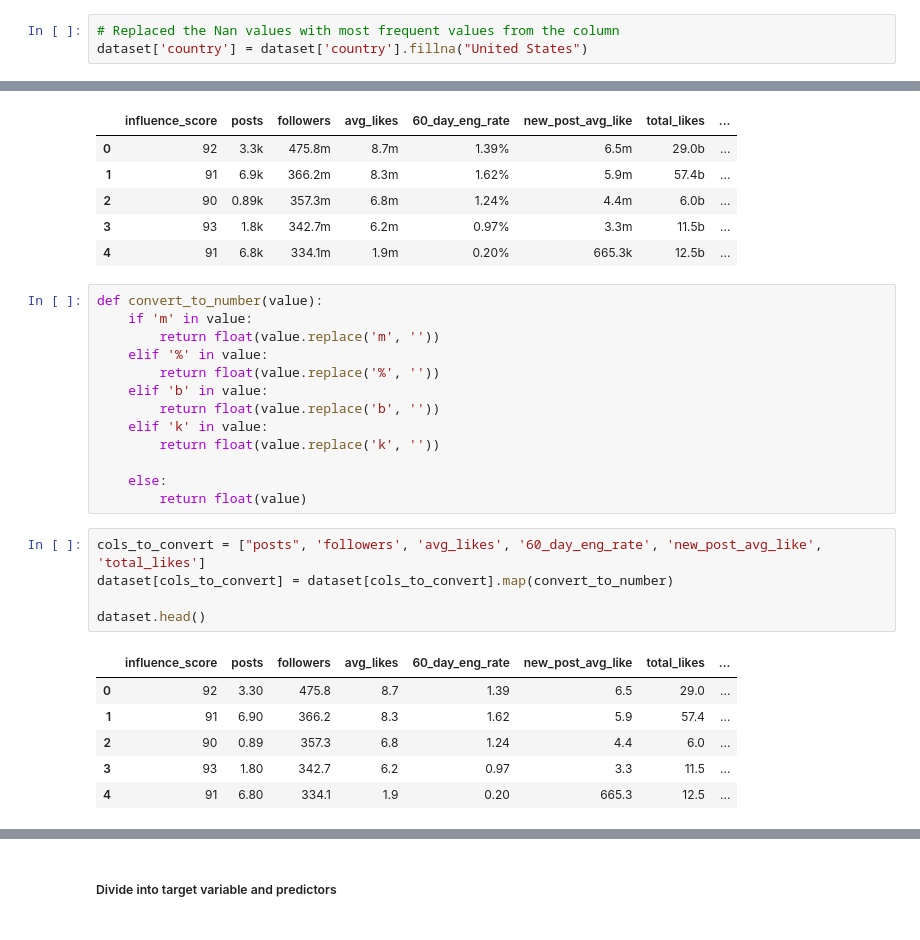
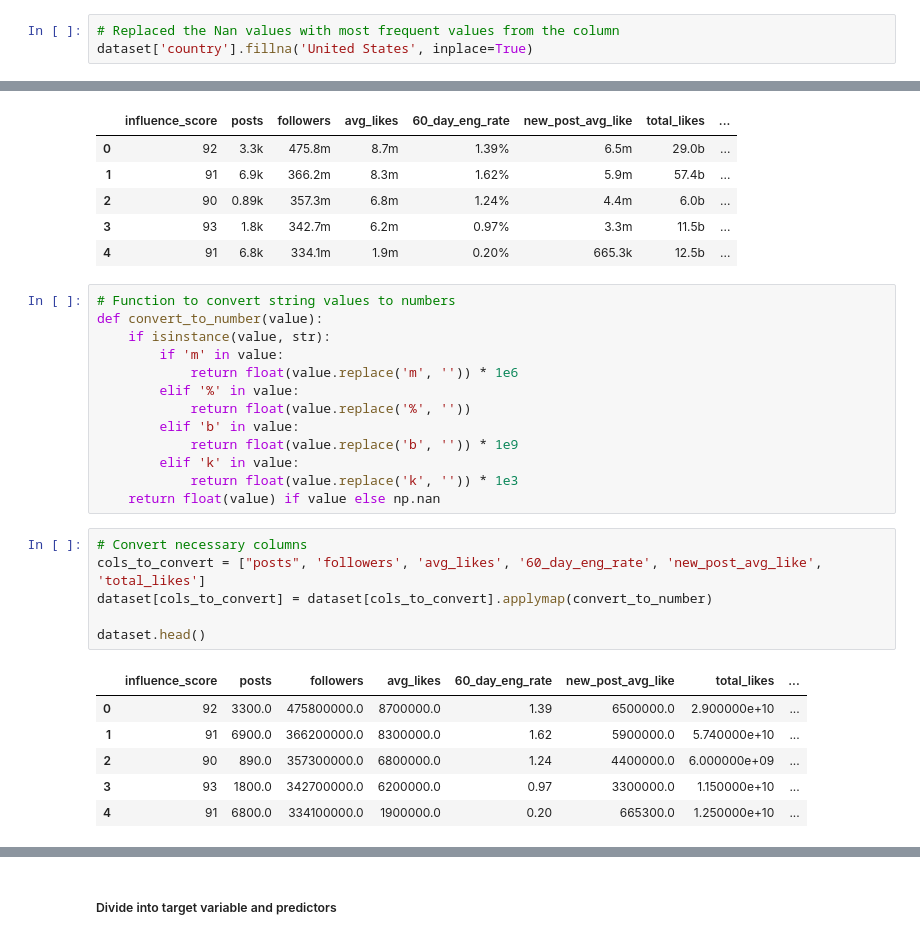
Before and after one commit to mozzam123/Influencer-Impact-Analysis-DecisionTrees, a Jupyter notebook: linear_regression.ipynb, the cells around one changed output, grey strips where cells are left out. Saved outputs shown, nothing was run; the diff lists cells and outputs as text.

```diff
--- a/linear_regression.ipynb
+++ b/linear_regression.ipynb
@@ -53,4 +54,4 @@ data
 'United States'
 # %%
 # Replaced the Nan values with most frequent values from the column
-dataset['country'] = dataset['country'].fillna("United States")
+dataset['country'].fillna('United States', inplace=True)
@@ -81,29 +89,30 @@ dataset.head()
 | 3 | 93 | 1.8k | 342.7m | 6.2m | 0.97% | 3.3m | 11.5b | ... |
 | 4 | 91 | 6.8k | 334.1m | 1.9m | 0.20% | 665.3k | 12.5b | ... |
 # %%
+# Function to convert string values to numbers
 def convert_to_number(value):
-    if 'm' in value:
-        return float(value.replace('m', ''))
-    elif '%' in value:
-        return float(value.replace('%', ''))
-    elif 'b' in value:
-        return float(value.replace('b', ''))
-    elif 'k' in value:
-        return float(value.replace('k', ''))
-
-    else:
-        return float(value)
+    if isinstance(value, str):
+        if 'm' in value:
+            return float(value.replace('m', '')) * 1e6
+        elif '%' in value:
+            return float(value.replace('%', ''))
+        elif 'b' in value:
+            return float(value.replace('b', '')) * 1e9
+        elif 'k' in value:
+            return float(value.replace('k', '')) * 1e3
+    return float(value) if value else np.nan
 # %%
+# Convert necessary columns
 cols_to_convert = ["posts", 'followers', 'avg_likes', '60_day_eng_rate', 'new_post_avg_like', 'total_likes']
-dataset[cols_to_convert] = dataset[cols_to_convert].map(convert_to_number)
+dataset[cols_to_convert] = dataset[cols_to_convert].applymap(convert_to_number)
 
 dataset.head()
 # %% [output]
 |  | influence_score | posts | followers | avg_likes | 60_day_eng_rate | new_post_avg_like | total_likes | ... |
-| 0 | 92 | 3.30 | 475.8 | 8.7 | 1.39 | 6.5 | 29.0 | ... |
-| 1 | 91 | 6.90 | 366.2 | 8.3 | 1.62 | 5.9 | 57.4 | ... |
-| 2 | 90 | 0.89 | 357.3 | 6.8 | 1.24 | 4.4 | 6.0 | ... |
-| 3 | 93 | 1.80 | 342.7 | 6.2 | 0.97 | 3.3 | 11.5 | ... |
-| 4 | 91 | 6.80 | 334.1 | 1.9 | 0.20 | 665.3 | 12.5 | ... |
+| 0 | 92 | 3300.0 | 475800000.0 | 8700000.0 | 1.39 | 6500000.0 | 2.900000e+10 | ... |
+| 1 | 91 | 6900.0 | 366200000.0 | 8300000.0 | 1.62 | 5900000.0 | 5.740000e+10 | ... |
+| 2 | 90 | 890.0 | 357300000.0 | 6800000.0 | 1.24 | 4400000.0 | 6.000000e+09 | ... |
+| 3 | 93 | 1800.0 | 342700000.0 | 6200000.0 | 0.97 | 3300000.0 | 1.150000e+10 | ... |
+| 4 | 91 | 6800.0 | 334100000.0 | 1900000.0 | 0.20 | 665300.0 | 1.250000e+10 | ... |
 # %%
 # Replace the NaN value with the mean value of the column
```
Also changed, not shown: parts of 16 cells of this notebook.
